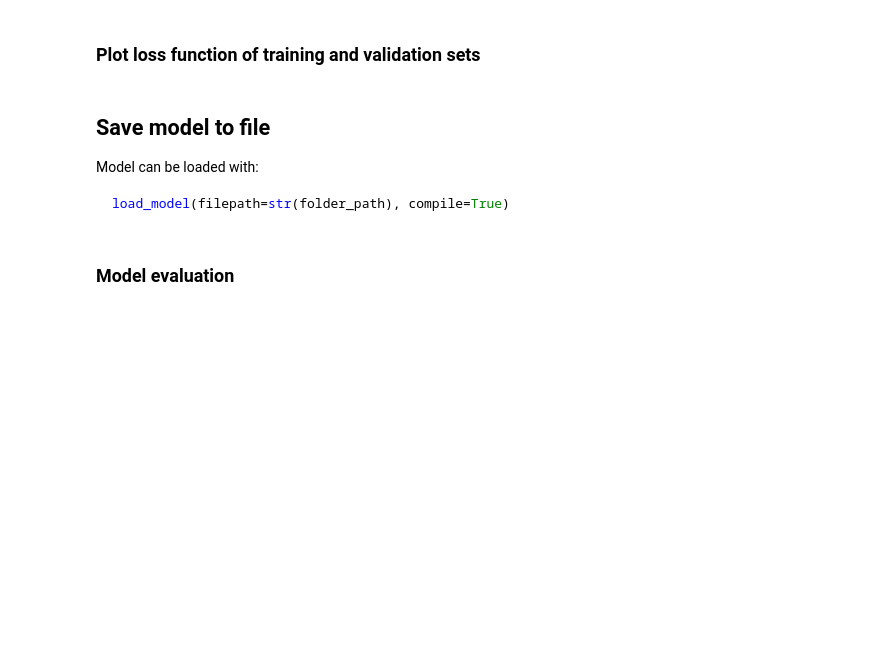
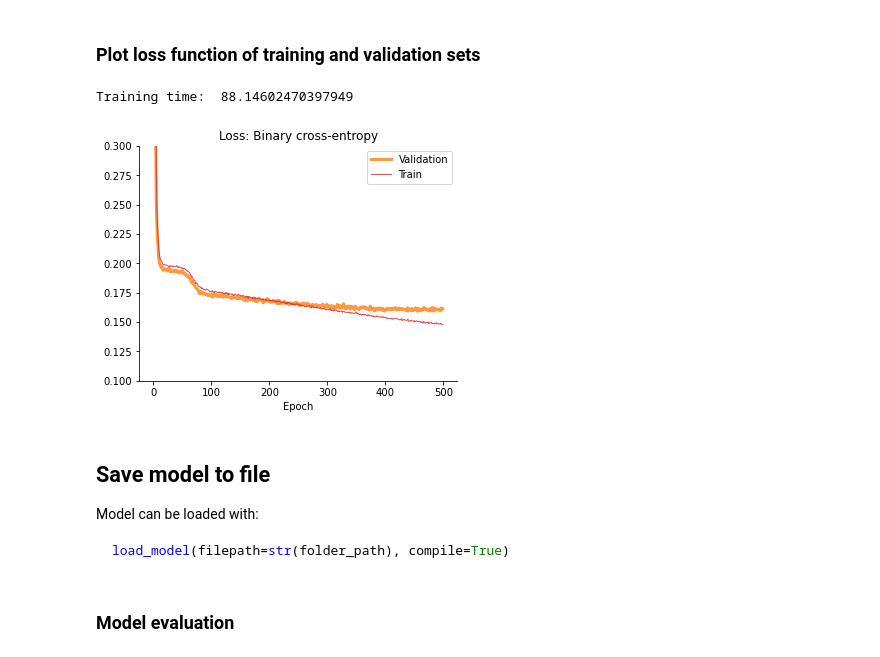
Before and after one commit to paolo-26/NMP, a Jupyter notebook: train_rnn.ipynb, the cells around one changed output. Drawn from its saved outputs; the diff is of its cells as text; code cells hidden in the pictures; blank space fills up the shorter version.

```diff
--- a/train_rnn.ipynb
+++ b/train_rnn.ipynb
@@ -40,8 +40,8 @@ num_ts = 10  # Predicted timesteps
 DOWN = 12  # Downsampling factor
 
 # D = "data/Piano-midi.de"  # Dataset
-D = "data/Nottingham"  # Dataset
-# D = "data/JSB Chorales"  # Dataset
+# D = "data/Nottingham"  # Dataset
+D = "data/JSB Chorales"  # Dataset
 # D = "data/MuseData"  # Dataset
 
 LOW_LIM = 33  # A1
@@ -253,7 +292,7 @@
 # %%
 # Fit the model.
 BS = BATCH_SIZE  # Batch size
-epochs = 200
+epochs = 500
 start = time.time()
 
 # Normal fit. Auto-shuffles data.
@@ -279,16 +353,19 @@ hist
 # %%
 fig, ax = plt.subplots(constrained_layout=True, figsize=(5, 4))
 plt.plot(hist['val_loss'], '-', lw=3, c='tab:orange', label='Validation', ms=8, alpha=0.8)
 plt.plot(hist['loss'], '-', lw=1, c='tab:red', label='Train', ms=8, alpha=0.8)
 plt.xlabel('Epoch')
 # plt.xticks(range(epochs))
 plt.legend()
 plt.title('Loss: Binary cross-entropy')
 ax.spines['top'].set_visible(False)
 ax.spines['right'].set_visible(False)
-# plt.ylim([0.12, 0.16])
+plt.ylim([0.1, 0.3])
 # fig.savefig(PLOTS / 'compare-lstm-loss.eps', fmt='eps')
 print("Training time: ", (end-start))
+# %% [output]
+Training time:  88.14602470397949
+[figure, added]
 # %% [markdown]
 ## Save model to file
 Model can be loaded with:
```
Also changed, not shown: parts of 18 cells of this notebook, 1 other file.
